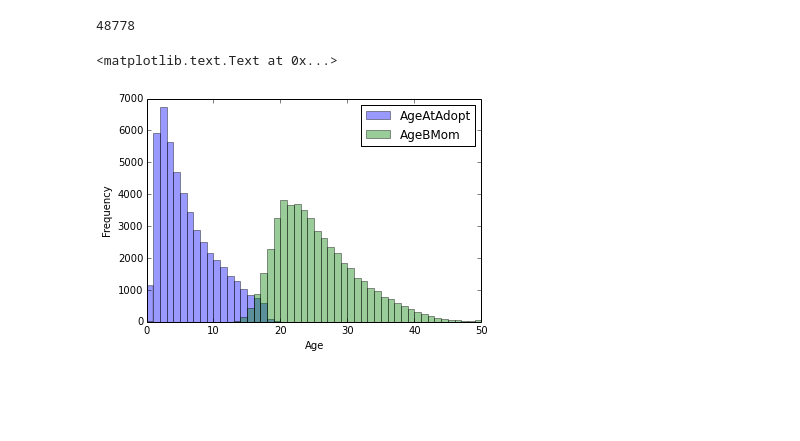
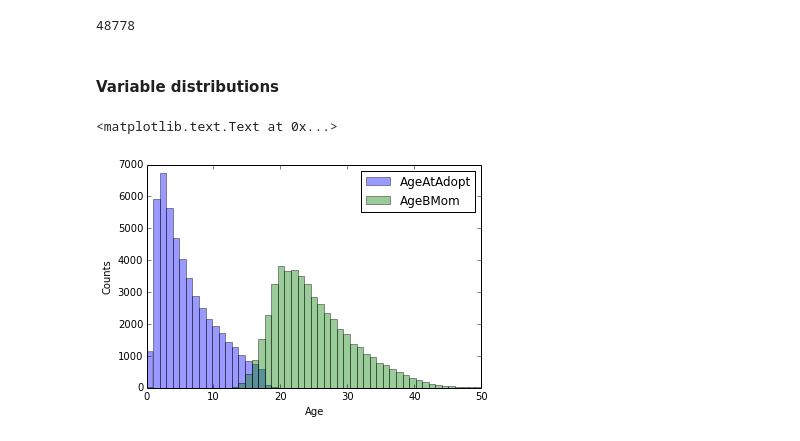
Before and after one commit to jlantos/Adoption, a Jupyter notebook: Adoption_age.ipynb, the cells around one changed output. Saved outputs shown, nothing was run; the diff lists cells and outputs as text; code cells hidden in the pictures; blank space fills up the shorter version.

Commit message:
Plots added

```diff
--- a/Adoption_age.ipynb
+++ b/Adoption_age.ipynb
@@ -128,10 +128,13 @@ df_age_int['AgeAtAdopt'] = pd.to_numeric(df_age_int['AgeAtAdopt'])
 len(df_age_int)
 # %% [output]
 48778
+# %% [markdown]
+#### Variable distributions
 # %%
 %matplotlib inline
-df_age_int.plot(kind='hist', bins = 50, alpha=0.4)
+df_age_int.plot(kind='hist', bins = 51, alpha=0.4)
 plt.xlabel('Age')
+plt.ylabel('Counts')
 # %% [output]
 <matplotlib.text.Text at 0x...>
-[figure, old version]
+[figure, new version]
```
Also changed, not shown: parts of 10 cells of this notebook.
